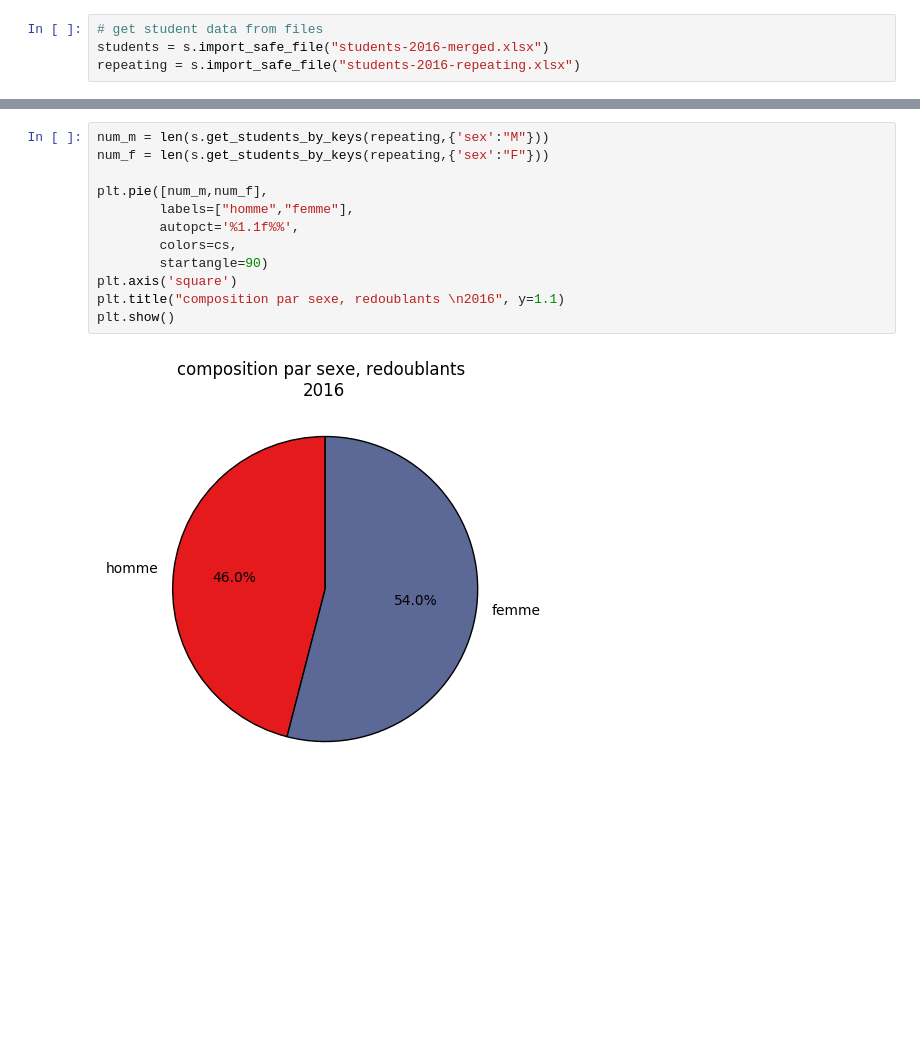
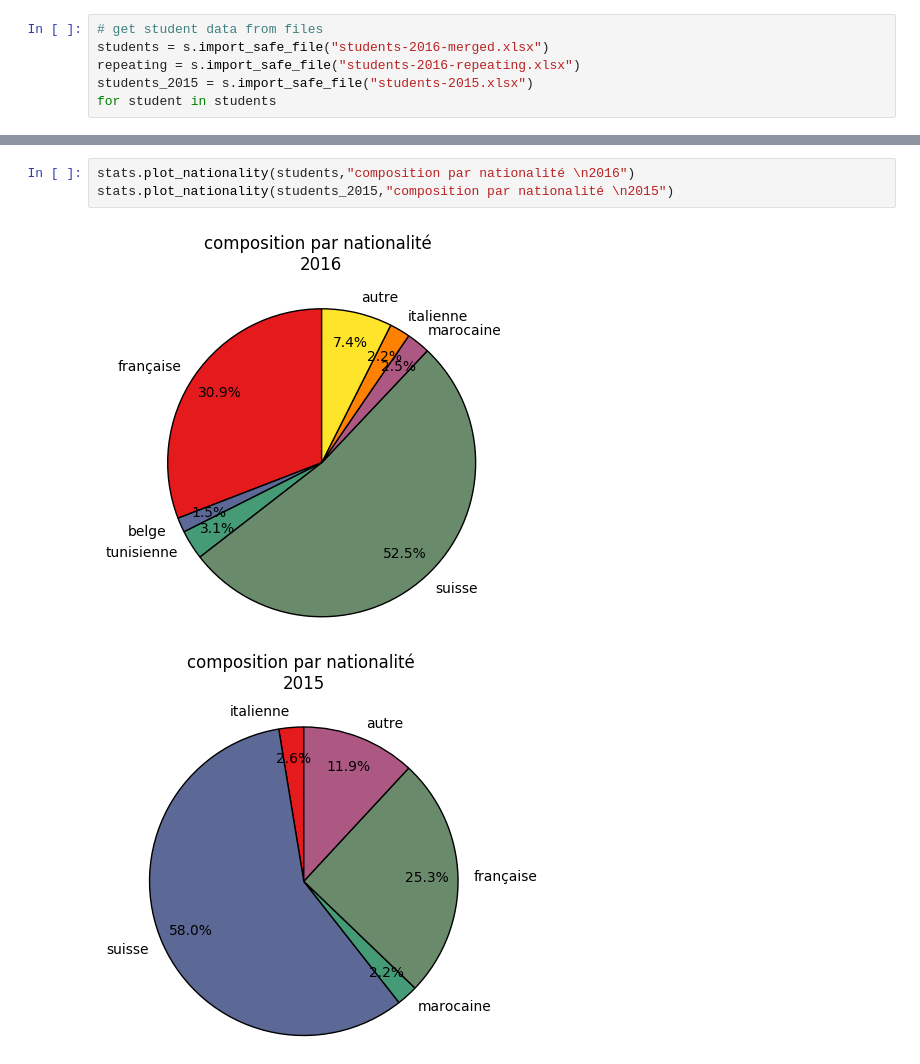
Before and after one commit to ilyaskurikhin/coachsort, a Jupyter notebook: stats.ipynb, the cells around one changed output, grey strips where cells are left out. Drawn from its saved outputs; the diff is of its cells as text; blank space fills up the shorter version.

```diff
--- a/stats.ipynb
+++ b/stats.ipynb
@@ -7,3 +5,5 @@ import numpy as np
 # get student data from files
 students = s.import_safe_file("students-2016-merged.xlsx")
 repeating = s.import_safe_file("students-2016-repeating.xlsx")
+students_2015 = s.import_safe_file("students-2015.xlsx")
+for student in students
@@ -82,14 +10,6 @@ plt.show()
-# %%
-num_m = len(s.get_students_by_keys(repeating,{'sex':"M"}))
-num_f = len(s.get_students_by_keys(repeating,{'sex':"F"}))
-
-plt.pie([num_m,num_f],
-        labels=["homme","femme"],
-        autopct='%1.1f%%',
-        colors=cs,
-        startangle=90)
-plt.axis('square')
-plt.title("composition par sexe, redoublants \n2016", y=1.1)
-plt.show()
-# %% [output]
-[figure, removed]
+# %%
+stats.plot_nationality(students,"composition par nationalité \n2016")
+stats.plot_nationality(students_2015,"composition par nationalité \n2015")
+# %% [output]
+[figure, added]
+[figure, added]
```
Also changed, not shown: parts of 9 cells of this notebook, 1 other file.
